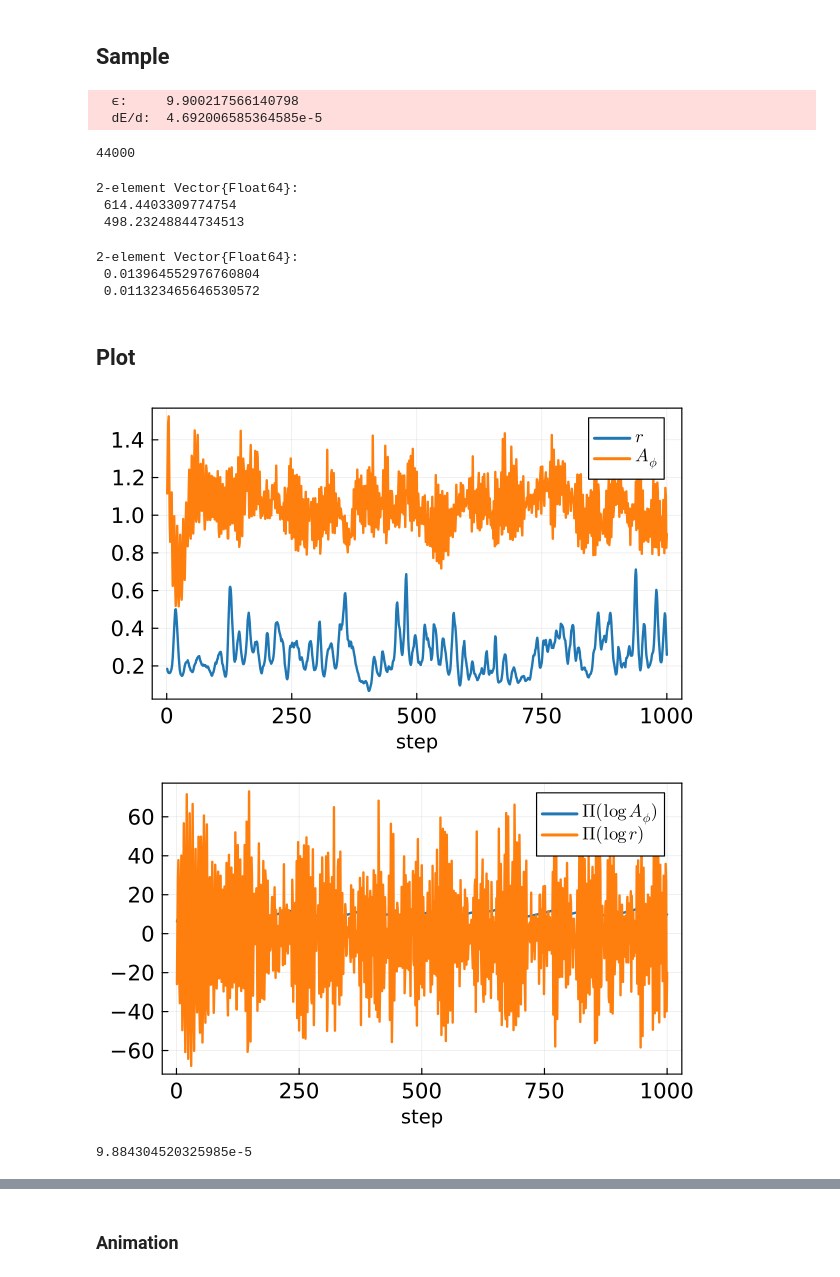
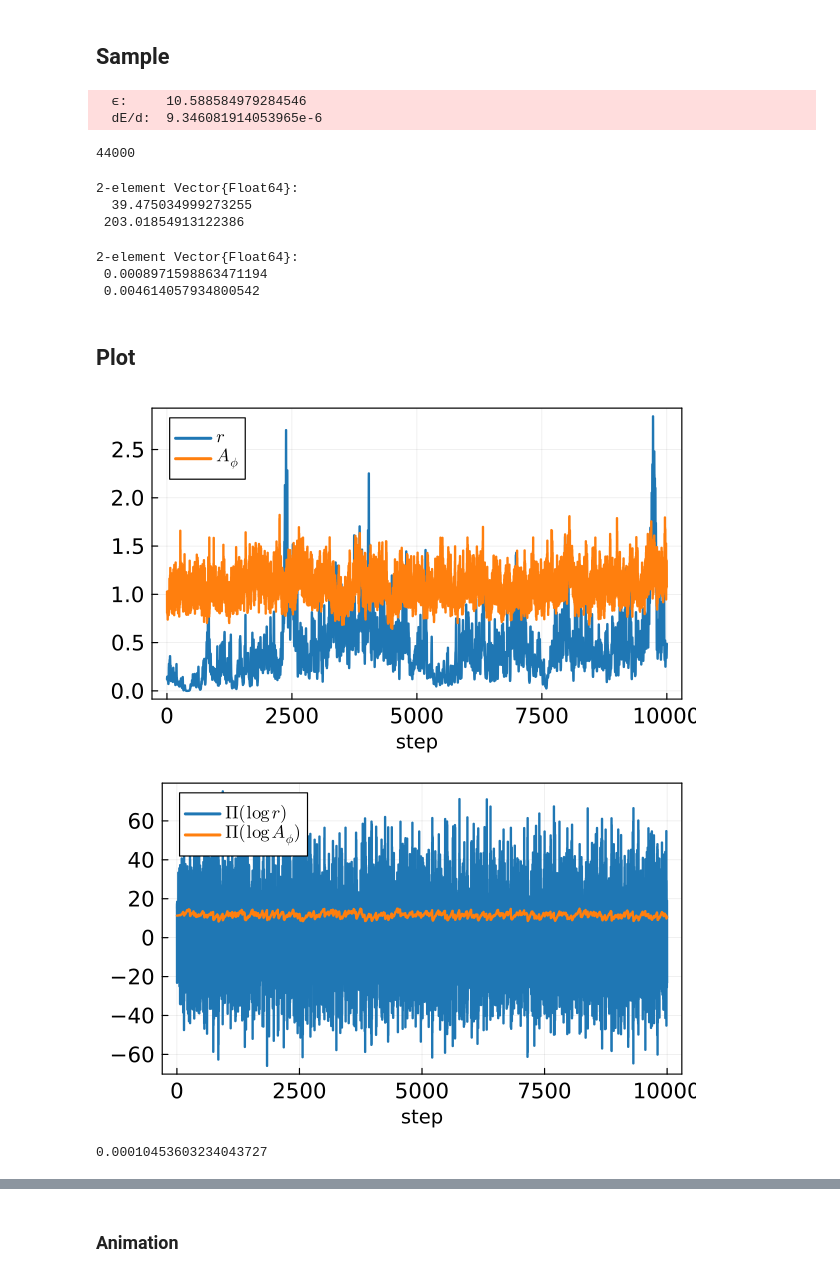
Before and after one commit to JaimeRZP/CMBLensing_MicroCanonicalHMC.jl, a Jupyter notebook: examples/Lab_CMBLens.ipynb, the cells around one changed output, grey strips where cells are left out. Saved outputs shown, nothing was run; the diff lists cells and outputs as text; code cells hidden in the pictures.

Commit message:
nb with masking

```diff
--- a/examples/Lab_CMBLens.ipynb
+++ b/examples/Lab_CMBLens.ipynb
@@ -10,7 +10,7 @@ Plots.default(fmt=:png, dpi=120, size=(500,300), legendfontsize=10)
 Nside = 64
 T = Float64;
 # %%
-prob = load_cmb_lensing_problem(;storage=CuArray, T, Nside);
+prob = load_cmb_lensing_problem(;storage=CuArray, T, Nside, masking=true);
 # %% [markdown]
 # MCHMC
 # %% [markdown]
@@ -23,14 +23,14 @@ to_vec, from_vec = CMBLensingInferenceTestProblem.to_from_vec(prob.Ωstart);
 # %% [markdown]
 ## Sample
 # %%
-spl = MCHMC(500, 0.0001; adaptive=true, init_eps=10.0, init_L=10.0*sqrt(50), sigma=one(LenseBasis(diag(target.Λmass))));
+spl = MCHMC(500, 0.0001; adaptive=true, init_eps=10, init_L=10.0*sqrt(50), sigma=one(LenseBasis(diag(target.Λmass))));
 # %%
 prob.ncalls[] = 0
 samples_mchmc = adapt(Array, Sample(spl, target, 10000, dialog=false, progress=true));
 ncalls_mchmc = prob.ncalls[]
 # %% [output]
-  ϵ:     9.900217566140798
-  dE/d:  4.692006585364585e-5
+  ϵ:     10.588584979284546
+  dE/d:  9.346081914053965e-6
 44000
 # %%
 chain_mchmc = Chains(
@@ -41,30 +41,30 @@ chain_mchmc = Chains(
 ess_mchmc = MCMCDiagnosticTools.ess(chain_mchmc)[[:r,:Aϕ],:ess]
 # %% [output]
 2-element Vector{Float64}:
- 614.4403309774754
- 498.23248844734513
+  39.475034999273255
+ 203.01854913122386
 # %%
 ess_per_call_mchmc = ess_mchmc / ncalls_mchmc
 # %% [output]
 2-element Vector{Float64}:
- 0.013964552976760804
- 0.011323465646530572
+ 0.0008971598863471194
+ 0.004614057934800542
 # %% [markdown]
 ## Plot
 # %%
 plot(chain_mchmc[:r], label=L"r", xlabel="step")
 plot!(chain_mchmc[:Aϕ], label=L"A_\phi")
 # %% [output]
-[figure, old version]
+[figure, new version]
 # %%
-plot(chain_mchmc[:p_logAϕ], label=L"\Pi(\log \, A_\phi)")
-plot!(chain_mchmc[:p_logr], label=L"\Pi(\log \, r)", xlabel="step")
+plot(chain_mchmc[:p_logr], label=L"\Pi(\log \, r)", xlabel="step")
+plot!(chain_mchmc[:p_logAϕ], label=L"\Pi(\log \, A_\phi)")
 # %% [output]
-[figure, old version]
+[figure, new version]
 # %%
 std(chain_mchmc[:dE])^2/d
 # %% [output]
-9.884304520325985e-5
+0.00010453603234043727
 # %%
 plot(chain_mchmc[:dE]/d, label=L"\mathrm{Energy}/d", xlabel="step")
 # %% [output]
```
Also changed, not shown: parts of 16 cells of this notebook.
